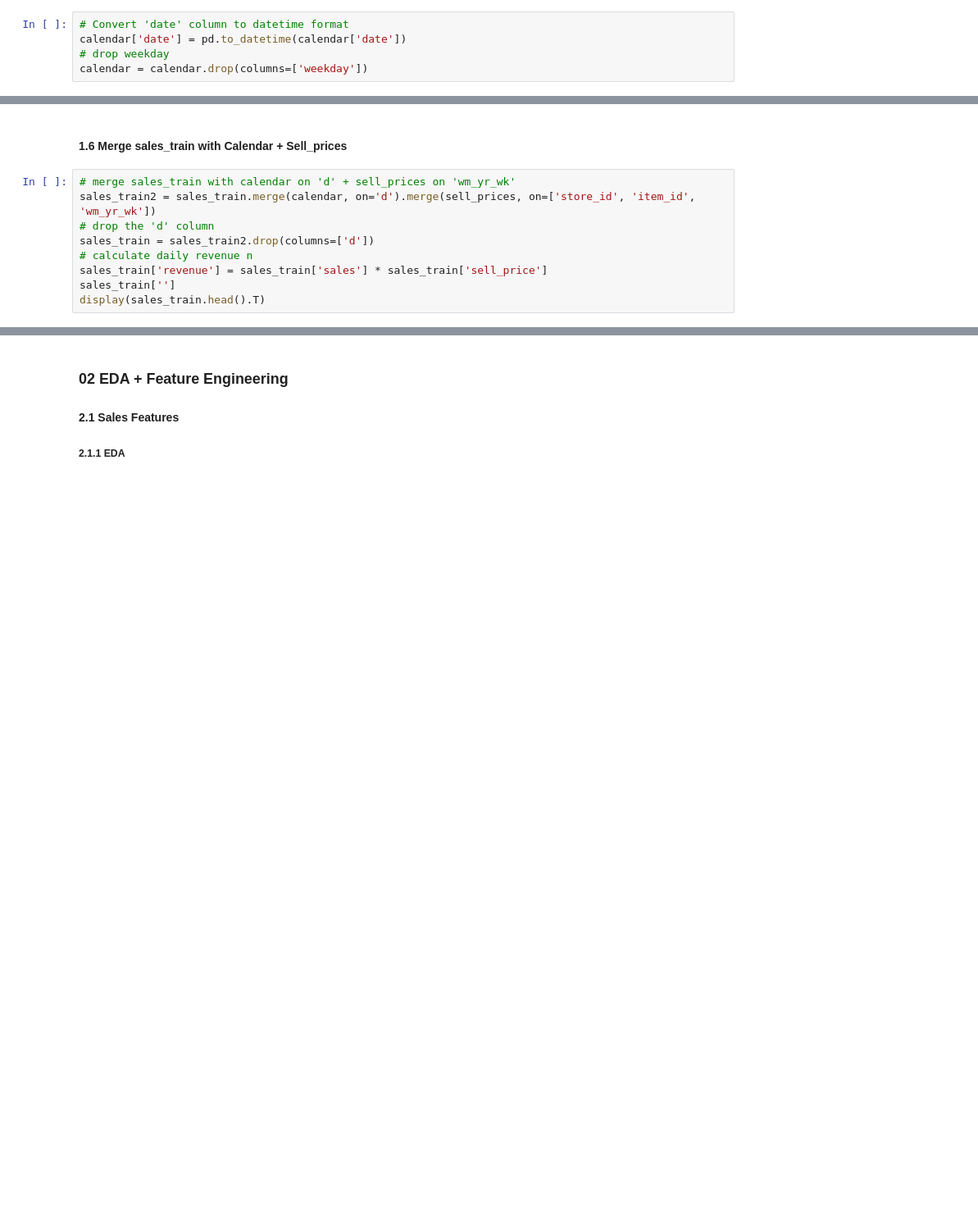
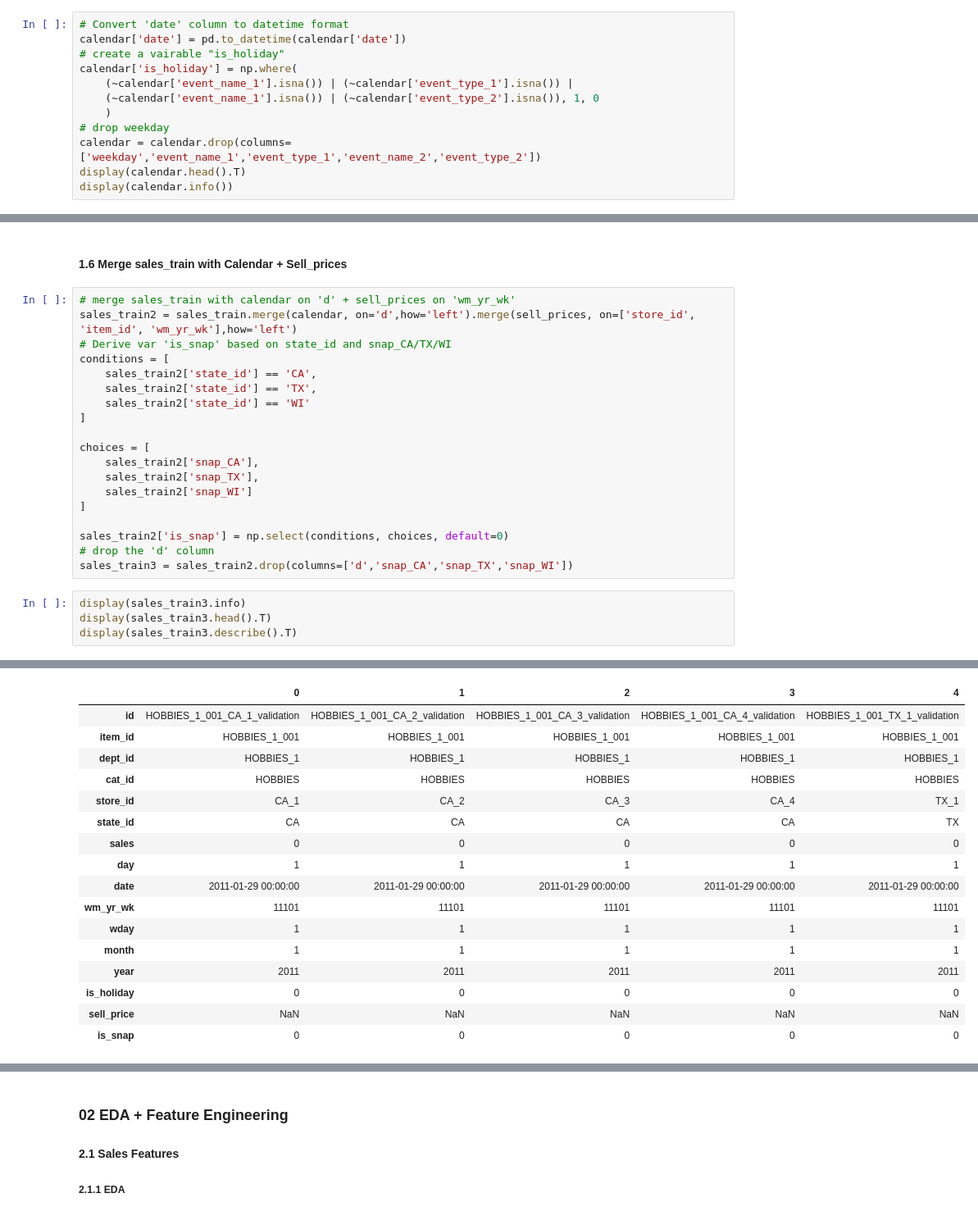
Before and after one commit to ionahu08/M5Forecasting_Accuracy, a Jupyter notebook: code/project_M5.ipynb, the cells around one changed output, grey strips where cells are left out. Shown at 82% size. Drawn from its saved outputs; the diff is of its cells as text; blank space fills up the shorter version.

Commit message:
updated Preprocessing part for calendar

```diff
--- a/code/project_M5.ipynb
+++ b/code/project_M5.ipynb
@@ -85,5 +85,12 @@ dtype: int64
 # %%
 # Convert 'date' column to datetime format
 calendar['date'] = pd.to_datetime(calendar['date'])
+# create a vairable "is_holiday"
+calendar['is_holiday'] = np.where(
+    (~calendar['event_name_1'].isna()) | (~calendar['event_type_1'].isna()) |
+    (~calendar['event_name_1'].isna()) | (~calendar['event_type_2'].isna()), 1, 0
+    )
 # drop weekday
-calendar = calendar.drop(columns=['weekday'])
+calendar = calendar.drop(columns=['weekday','event_name_1','event_type_1','event_name_2','event_type_2'])
+display(calendar.head().T)
+display(calendar.info())
@@ -250,10 +374,25 @@ display(sales_train.tail())
 #### 1.6 Merge sales_train with Calendar + Sell_prices
 # %%
 # merge sales_train with calendar on 'd' + sell_prices on 'wm_yr_wk'
-sales_train2 = sales_train.merge(calendar, on='d').merge(sell_prices, on=['store_id', 'item_id', 'wm_yr_wk'])
+sales_train2 = sales_train.merge(calendar, on='d',how='left').merge(sell_prices, on=['store_id', 'item_id', 'wm_yr_wk'],how='left')
+# Derive var 'is_snap' based on state_id and snap_CA/TX/WI
+conditions = [
+    sales_train2['state_id'] == 'CA',
+    sales_train2['state_id'] == 'TX',
+    sales_train2['state_id'] == 'WI'
+]
+
+choices = [
+    sales_train2['snap_CA'],
+    sales_train2['snap_TX'],
+    sales_train2['snap_WI']
+]
+
+sales_train2['is_snap'] = np.select(conditions, choices, default=0)
 # drop the 'd' column
-sales_train = sales_train2.drop(columns=['d'])
-# calculate daily revenue n
-sales_train['revenue'] = sales_train['sales'] * sales_train['sell_price']
-sales_train['']
-display(sales_train.head().T)
+sales_train3 = sales_train2.drop(columns=['d','snap_CA','snap_TX','snap_WI'])
+# %%
+display(sales_train3.info)
+display(sales_train3.head().T)
+display(sales_train3.describe().T)
+# %% [output]
@@ -259,0 +416,17 @@ display(sales_train.head().T)
+|  | 0 | 1 | 2 | 3 | 4 |
+| id | HOBBIES_1_001_CA_1_validation | HOBBIES_1_001_CA_2_validation | HOBBIES_1_001_CA_3_validation | HOBBIES_1_001_CA_4_validation | HOBBIES_1_001_TX_1_validation |
+| item_id | HOBBIES_1_001 | HOBBIES_1_001 | HOBBIES_1_001 | HOBBIES_1_001 | HOBBIES_1_001 |
+| dept_id | HOBBIES_1 | HOBBIES_1 | HOBBIES_1 | HOBBIES_1 | HOBBIES_1 |
+| cat_id | HOBBIES | HOBBIES | HOBBIES | HOBBIES | HOBBIES |
+| store_id | CA_1 | CA_2 | CA_3 | CA_4 | TX_1 |
+| state_id | CA | CA | CA | CA | TX |
+| sales | 0 | 0 | 0 | 0 | 0 |
+| day | 1 | 1 | 1 | 1 | 1 |
+| date | 2011-01-29 00:00:00 | 2011-01-29 00:00:00 | 2011-01-29 00:00:00 | 2011-01-29 00:00:00 | 2011-01-29 00:00:00 |
+| wm_yr_wk | 11101 | 11101 | 11101 | 11101 | 11101 |
+| wday | 1 | 1 | 1 | 1 | 1 |
+| month | 1 | 1 | 1 | 1 | 1 |
+| year | 2011 | 2011 | 2011 | 2011 | 2011 |
+| is_holiday | 0 | 0 | 0 | 0 | 0 |
+| sell_price | NaN | NaN | NaN | NaN | NaN |
+| is_snap | 0 | 0 | 0 | 0 | 0 |
```
Also changed, not shown: parts of 14 cells of this notebook.
